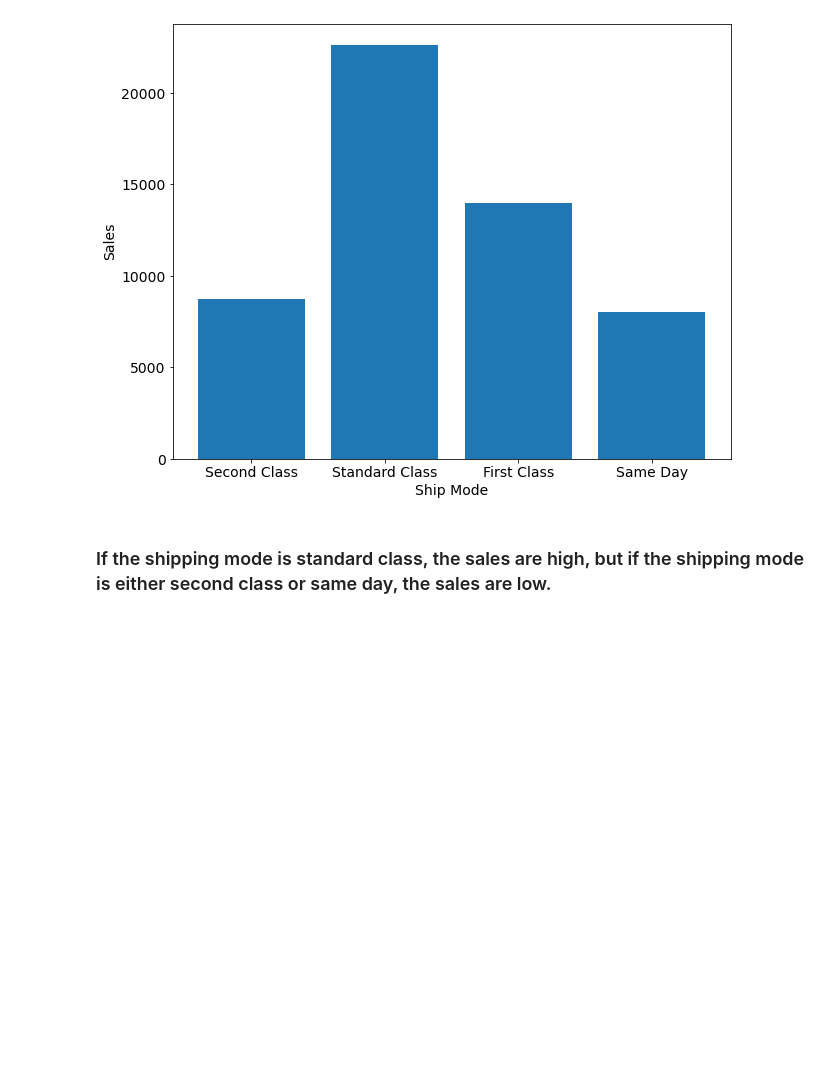
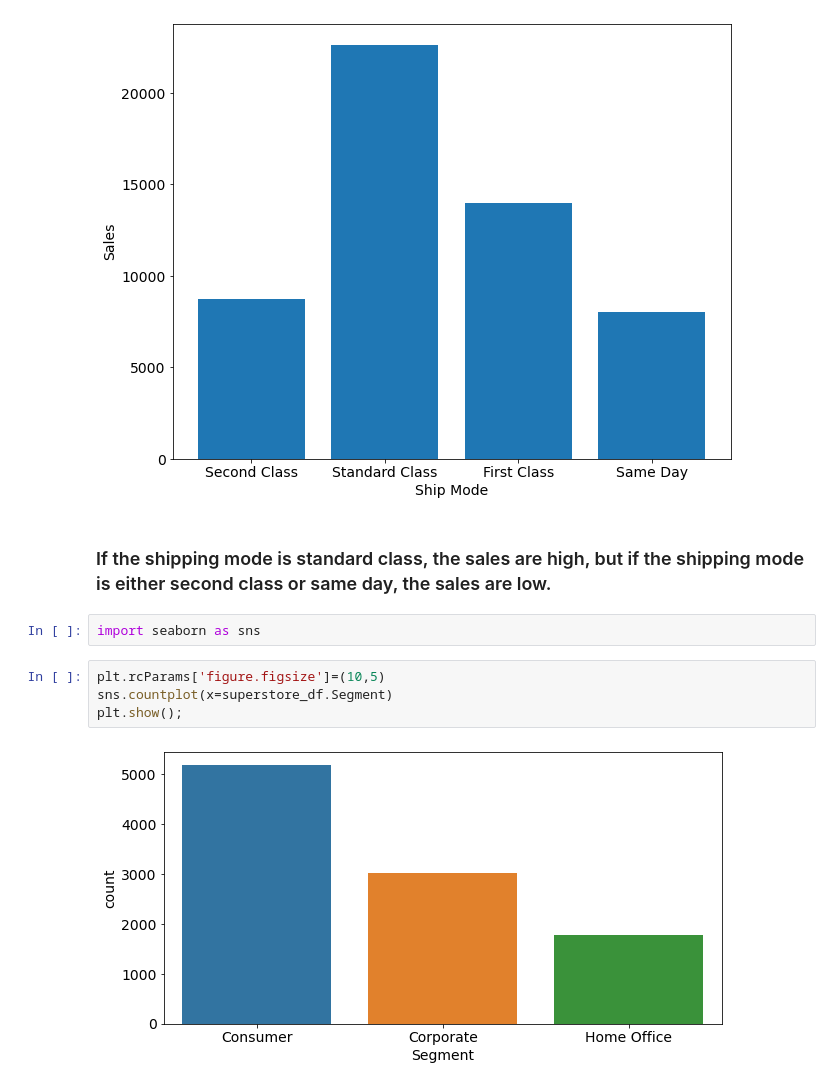
Before and after one commit to vivekkum-ar/SuperCenter-Data-EDA, a Jupyter notebook: EDA-on-superstore-dataset.ipynb, the cells around one changed output. Drawn from its saved outputs; the diff is of its cells as text; blank space fills up the shorter version.

```diff
--- a/EDA-on-superstore-dataset.ipynb
+++ b/EDA-on-superstore-dataset.ipynb
@@ -446,3 +446,11 @@ plt.ylabel('Sales');
 [figure]
 # %% [markdown]
 ### If the shipping mode is standard class, the sales are high, but if the shipping mode is either second class or same day, the sales are low.
+# %%
+import seaborn as sns
+# %%
+plt.rcParams['figure.figsize']=(10,5)
+sns.countplot(x=superstore_df.Segment)
+plt.show();
+# %% [output]
+[figure, added]
```
Also changed, not shown: parts of 4 cells of this notebook.
